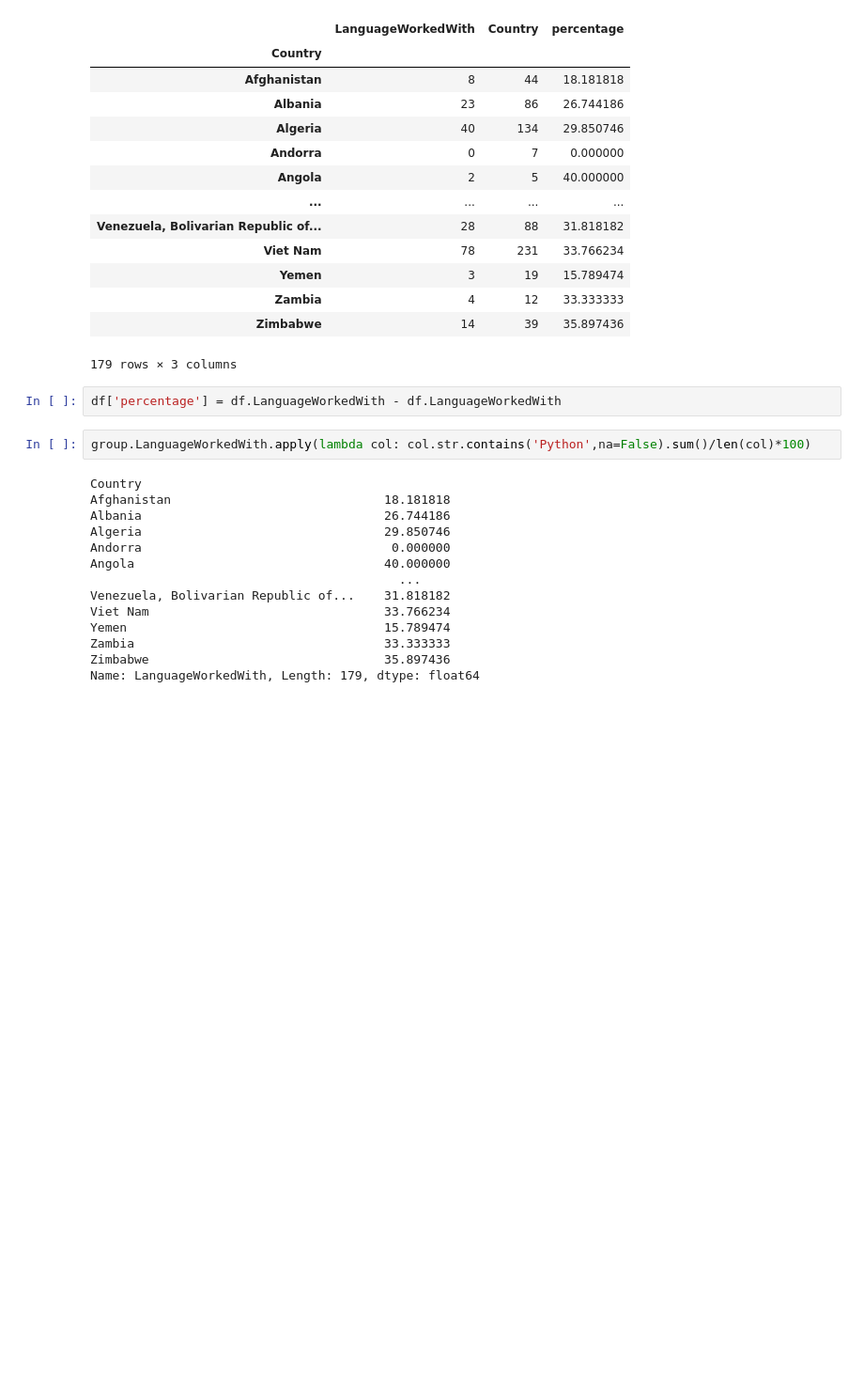
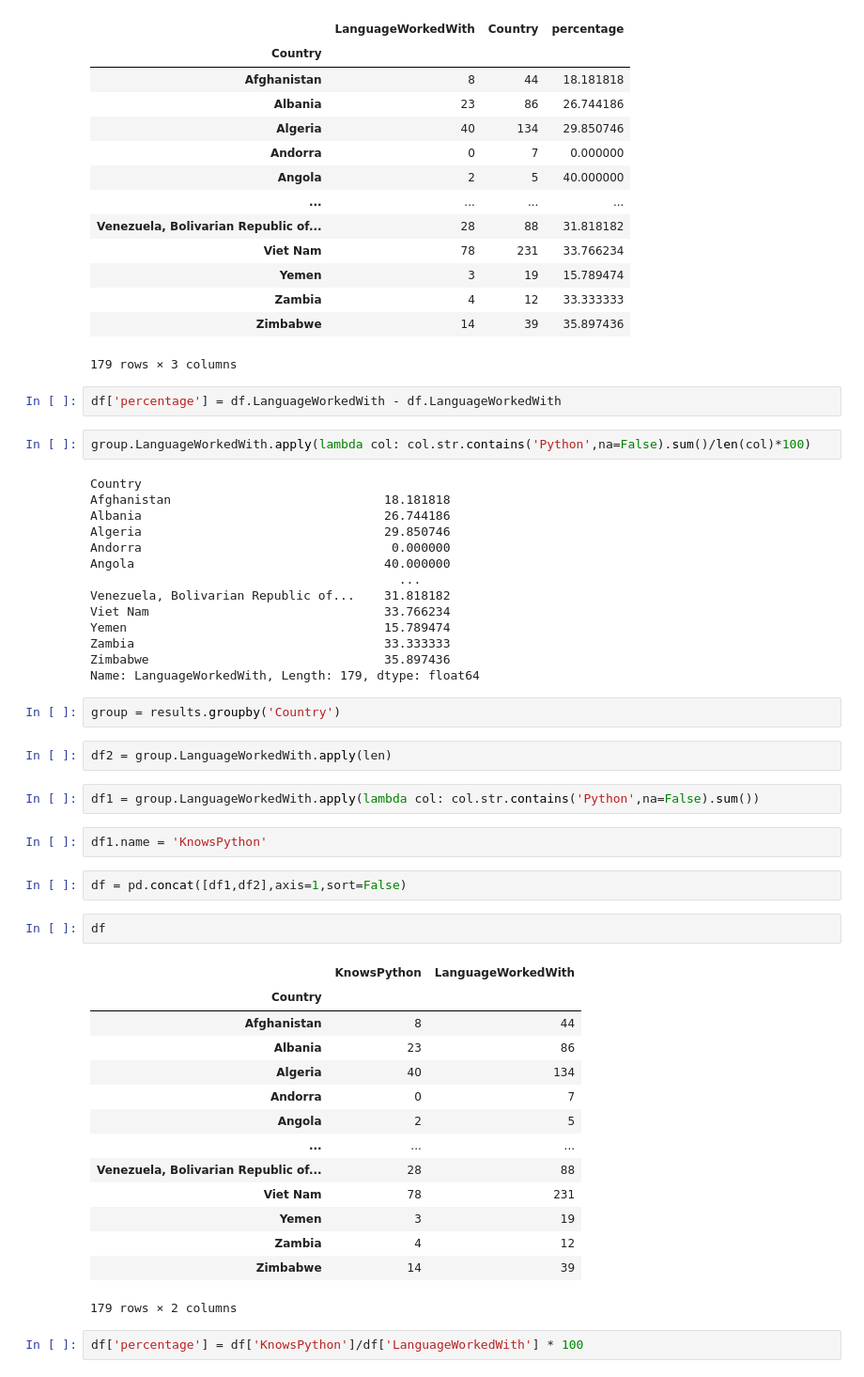
Before and after one commit to AstralModulator/PythonPractice, a Jupyter notebook: Pandas By Corey/GroupingAndAggregation.ipynb, the cells around one changed output. Shown: that part at 94% size. Cells and saved outputs as stored; diff of their text form; blank space fills up the shorter version.

```diff
--- a/Pandas By Corey/GroupingAndAggregation.ipynb
+++ b/Pandas By Corey/GroupingAndAggregation.ipynb
@@ -341,3 +341,32 @@ Yemen                                   15.789474
 Zambia                                  33.333333
 Zimbabwe                                35.897436
 Name: LanguageWorkedWith, Length: 179, dtype: float64
+# %%
+group = results.groupby('Country')
+# %%
+df2 = group.LanguageWorkedWith.apply(len)
+# %%
+df1 = group.LanguageWorkedWith.apply(lambda col: col.str.contains('Python',na=False).sum())
+# %%
+df1.name = 'KnowsPython'
+# %%
+df = pd.concat([df1,df2],axis=1,sort=False)
+# %%
+df
+# %% [output]
+|  | KnowsPython | LanguageWorkedWith |
+| Country |  |  |
+| Afghanistan | 8 | 44 |
+| Albania | 23 | 86 |
+| Algeria | 40 | 134 |
+| Andorra | 0 | 7 |
+| Angola | 2 | 5 |
+| ... | ... | ... |
+| Venezuela, Bolivarian Republic of... | 28 | 88 |
+| Viet Nam | 78 | 231 |
+| Yemen | 3 | 19 |
+| Zambia | 4 | 12 |
+| Zimbabwe | 14 | 39 |
+179 rows × 2 columns
+# %%
+df['percentage'] = df['KnowsPython']/df['LanguageWorkedWith'] * 100
```
Also changed, not shown: parts of 2 cells of this notebook.
